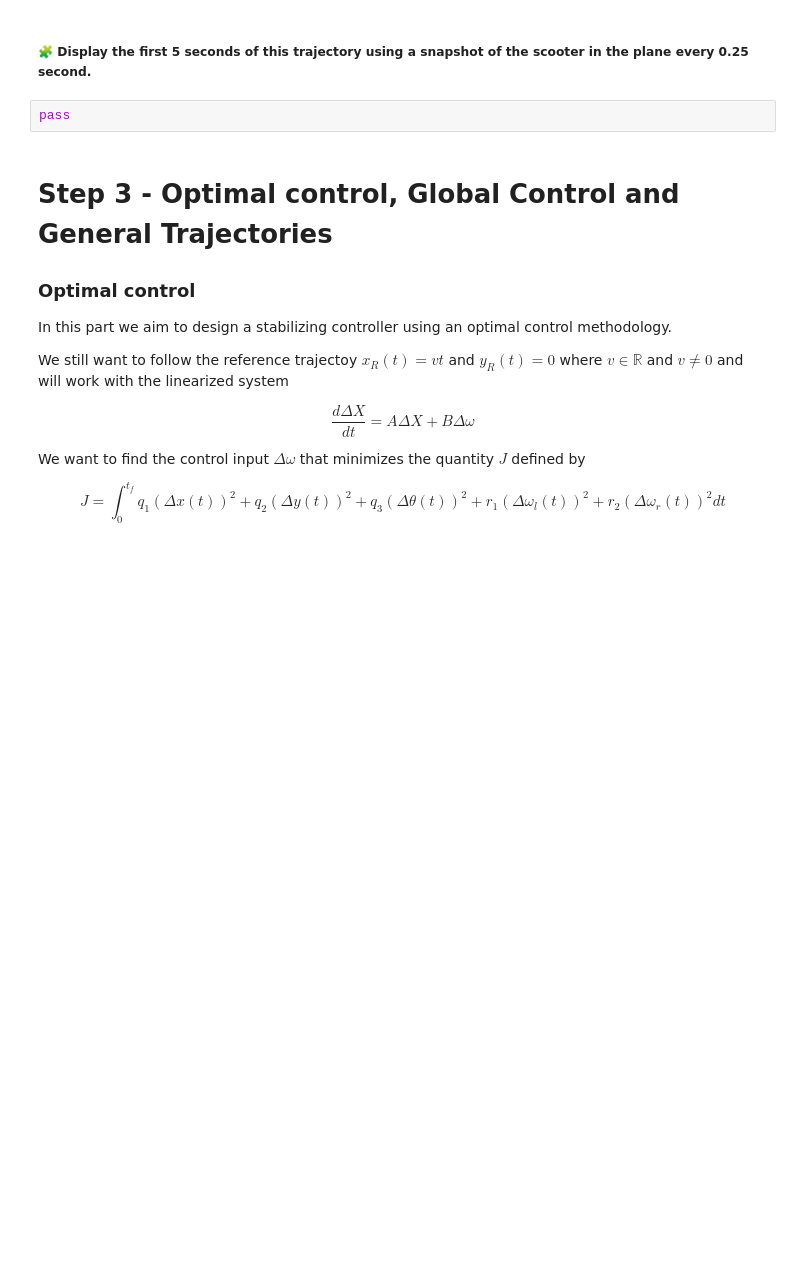
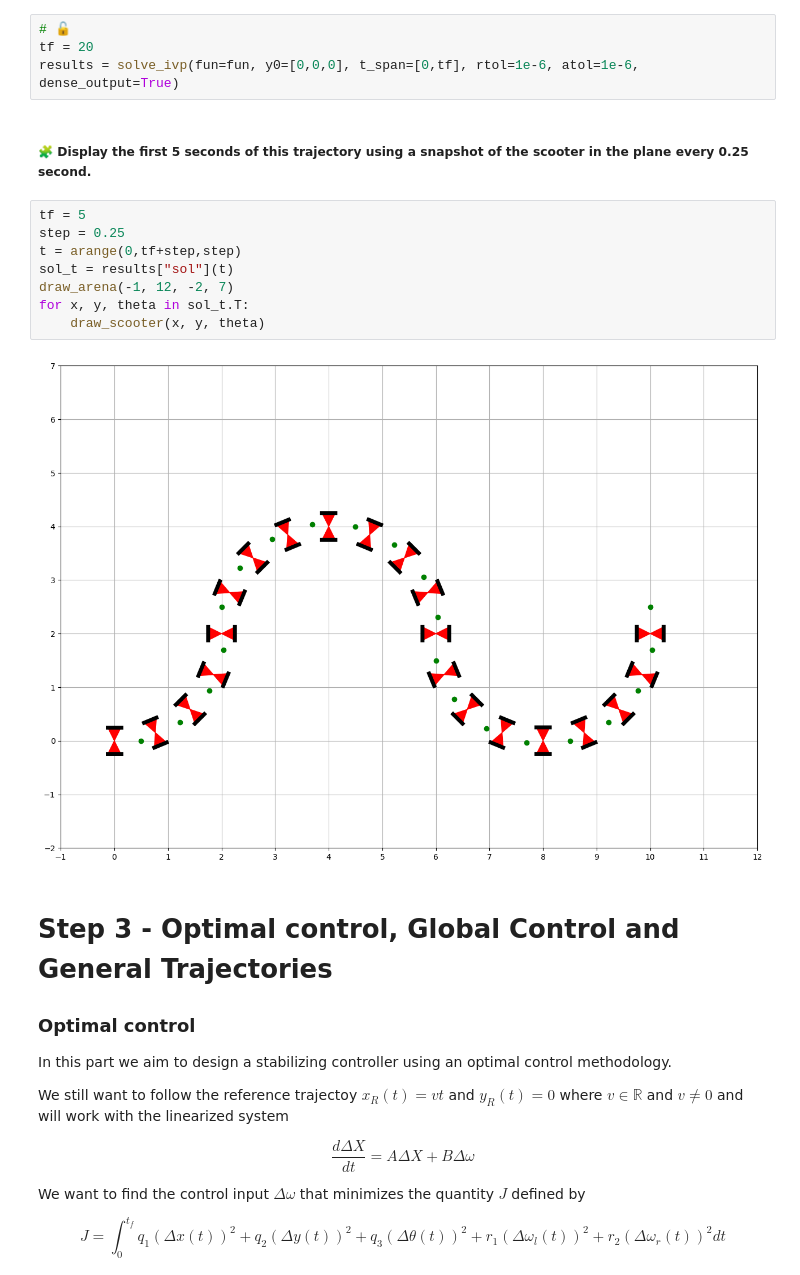
Before and after one commit to Oumarkei/control-engineering-with-python-project-2023-2024, a Jupyter notebook: Project-part-3.ipynb, the cells around one changed output. Saved outputs shown, nothing was run; the diff lists cells and outputs as text; blank space fills up the shorter version.

```diff
--- a/Project-part-3.ipynb
+++ b/Project-part-3.ipynb
@@ -624,7 +622,19 @@ pass
+# %%
+# 🔓
+tf = 20
+results = solve_ivp(fun=fun, y0=[0,0,0], t_span=[0,tf], rtol=1e-6, atol=1e-6, dense_output=True)
 # %% [markdown]
 ##### 🧩 Display the first 5 seconds of this trajectory using a snapshot of the scooter in the plane every 0.25 second.
-# %%
-pass
+# %%
+tf = 5
+step = 0.25
+t = arange(0,tf+step,step)
+sol_t = results["sol"](t)
+draw_arena(-1, 12, -2, 7)
+for x, y, theta in sol_t.T:
+    draw_scooter(x, y, theta)
+# %% [output]
+[figure, added]
 # %% [markdown]
 Step 3 - Optimal control, Global Control and General Trajectories
 =================================================================
```
Also changed, not shown: parts of 1 cell of this notebook.
